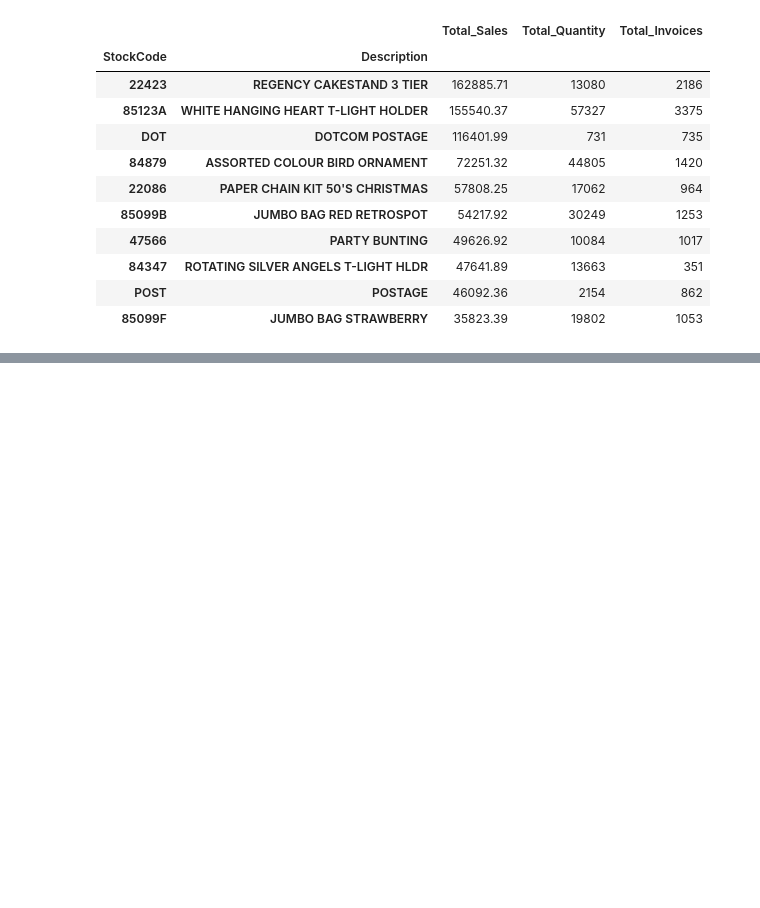
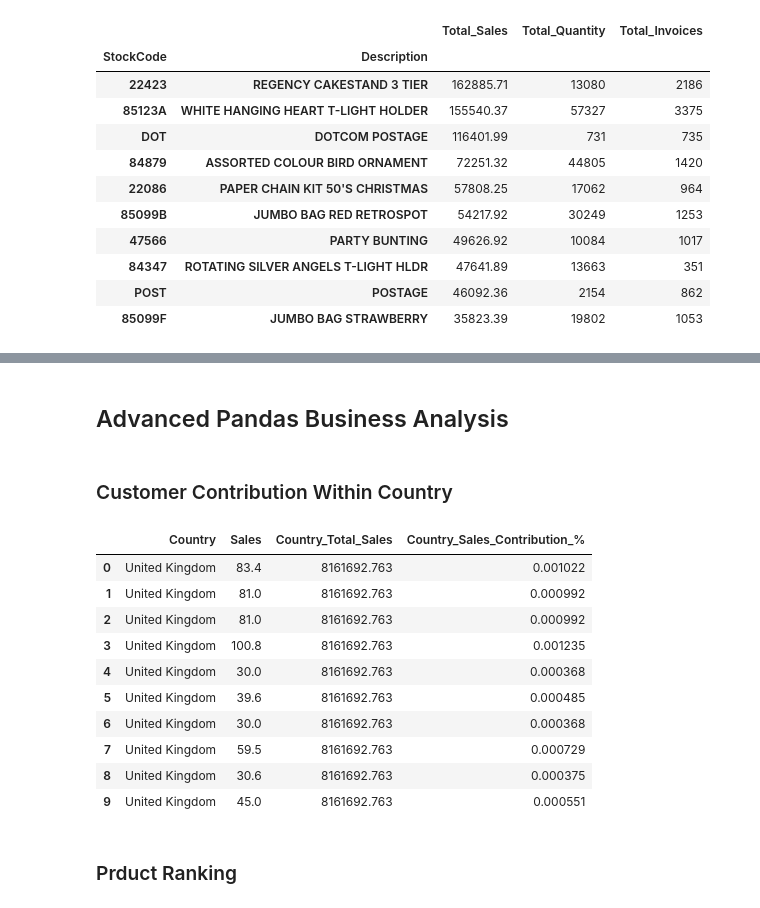
Before and after one commit to ivaibhavpawar1045/Python-Data-Analytics, a Jupyter notebook: Mini_Projects/Mini_Project_07_Online_Retails/online_retail.ipynb, the cells around one changed output, grey strips where cells are left out. Saved outputs shown, nothing was run; the diff lists cells and outputs as text; code cells hidden in the pictures; blank space fills up the shorter version.

Commit message:
Add advanced retail performance analysis

```diff
--- a/Mini_Projects/Mini_Project_07_Online_Retails/online_retail.ipynb
+++ b/Mini_Projects/Mini_Project_07_Online_Retails/online_retail.ipynb
@@ -249,3 +257,7 @@ top_products.head(10)
 | 84347 | ROTATING SILVER ANGELS T-LIGHT HLDR | 47641.89 | 13663 | 351 | 0.501189 |
 | POST | POSTAGE | 46092.36 | 2154 | 862 | 0.484888 |
 | 85099F | JUMBO BAG STRAWBERRY | 35823.39 | 19802 | 1053 | 0.376859 |
+# %% [markdown]
+## Advanced Pandas Business Analysis
+# %% [markdown]
+### Customer Contribution Within Country
@@ -251,0 +270,26 @@ top_products.head(10)
+# %%
+df["Country_Sales_Contribution_%"] = (
+    df["Sales"]
+    .div(df["Country_Total_Sales"])
+    .mul(100)
+)
+df[[
+     "Country",
+     "Sales" ,
+     "Country_Total_Sales" ,
+     "Country_Sales_Contribution_%"
+]].head(10)
+# %% [output]
+|  | Country | Sales | Country_Total_Sales | Country_Sales_Contribution_% |
+| 0 | United Kingdom | 83.4 | 8161692.763 | 0.001022 |
+| 1 | United Kingdom | 81.0 | 8161692.763 | 0.000992 |
+| 2 | United Kingdom | 81.0 | 8161692.763 | 0.000992 |
+| 3 | United Kingdom | 100.8 | 8161692.763 | 0.001235 |
+| 4 | United Kingdom | 30.0 | 8161692.763 | 0.000368 |
+| 5 | United Kingdom | 39.6 | 8161692.763 | 0.000485 |
+| 6 | United Kingdom | 30.0 | 8161692.763 | 0.000368 |
+| 7 | United Kingdom | 59.5 | 8161692.763 | 0.000729 |
+| 8 | United Kingdom | 30.6 | 8161692.763 | 0.000375 |
+| 9 | United Kingdom | 45.0 | 8161692.763 | 0.000551 |
+# %% [markdown]
+### Prduct Ranking
```
Also changed, not shown: parts of 11 cells of this notebook.
